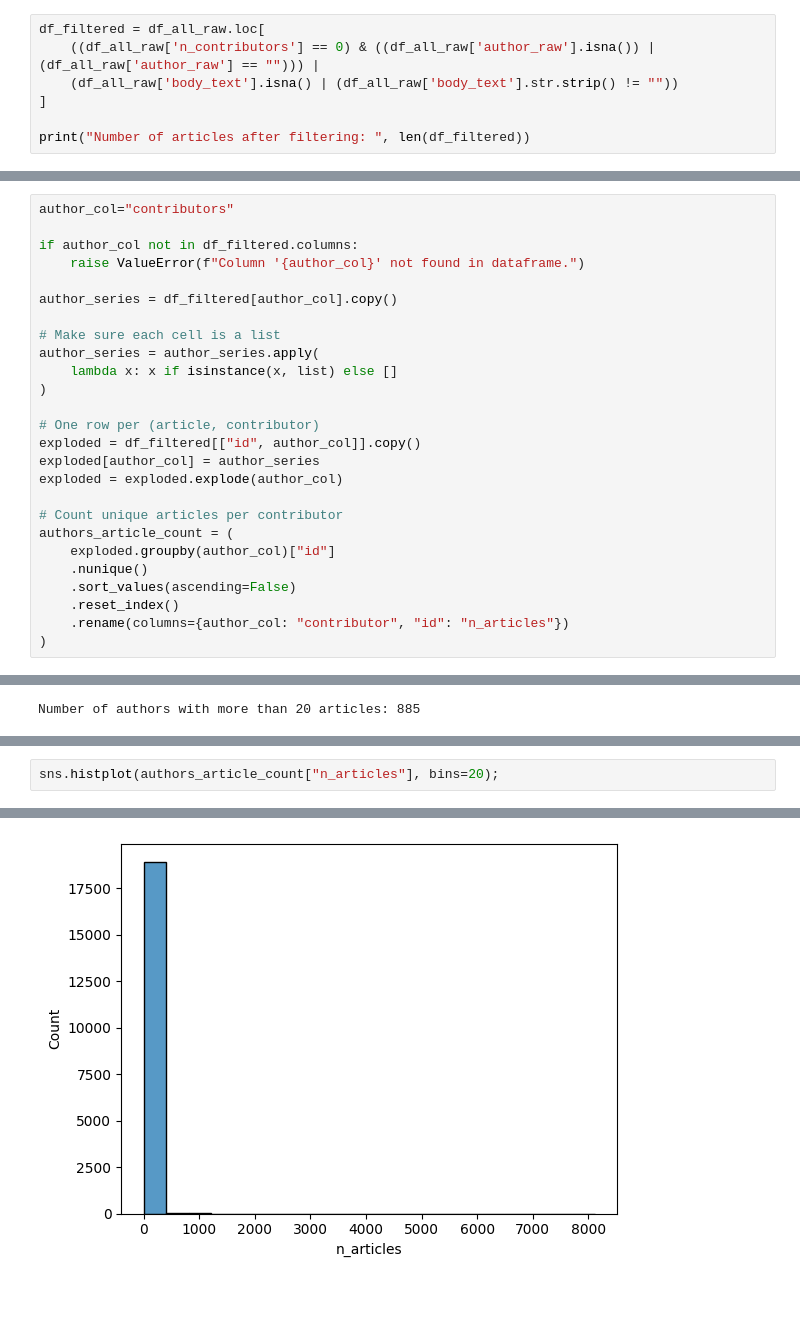
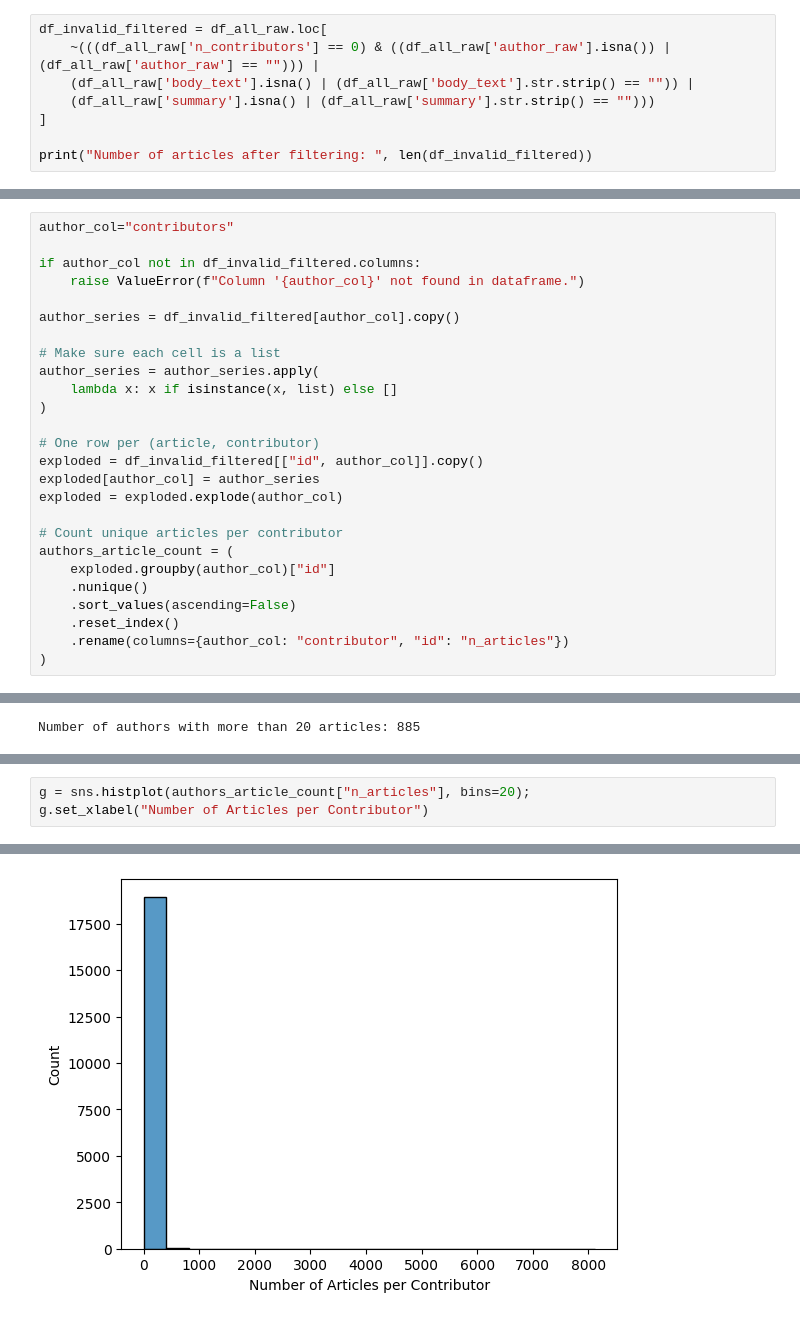
Before and after one commit to ste-z/hearhear, a Jupyter notebook: backend/guardian_data_exploration.ipynb, the cells around one changed output, grey strips where cells are left out. Drawn from its saved outputs; the diff is of its cells as text.

```diff
--- a/backend/guardian_data_exploration.ipynb
+++ b/backend/guardian_data_exploration.ipynb
@@ -59,10 +59,11 @@ Number of articles with missing summary: 55
 | 60 | commentisfree/2006/mar/14/updatet... | Update to Israeli aggression, Bri... |  | 2006-03-14 11:55:08+00:00 | https://www.theguardian.com/comme... | George Galloway | [George Galloway] | 1 | [Jack Straw, World news, Middle E... | ... |
 | 64 | commentisfree/2006/mar/14/deadlybugs | Deadly bugs |  | 2006-03-14 13:15:59+00:00 | https://www.theguardian.com/comme... | Glenn Reynolds | [Glenn Reynolds] | 1 | [] | ... |
 # %%
-df_filtered = df_all_raw.loc[
-    ((df_all_raw['n_contributors'] == 0) & ((df_all_raw['author_raw'].isna()) | (df_all_raw['author_raw'] == ""))) |
-    (df_all_raw['body_text'].isna() | (df_all_raw['body_text'].str.strip() != ""))
+df_invalid_filtered = df_all_raw.loc[
+    ~(((df_all_raw['n_contributors'] == 0) & ((df_all_raw['author_raw'].isna()) | (df_all_raw['author_raw'] == ""))) |
+    (df_all_raw['body_text'].isna() | (df_all_raw['body_text'].str.strip() == "")) |
+    (df_all_raw['summary'].isna() | (df_all_raw['summary'].str.strip() == "")))
 ]
 
-print("Number of articles after filtering: ", len(df_filtered))
+print("Number of articles after filtering: ", len(df_invalid_filtered))
 # %% [output]
@@ -70,10 +71,10 @@ Number of articles after filtering:  154719
 # %%
 author_col="contributors"
 
-if author_col not in df_filtered.columns:
+if author_col not in df_invalid_filtered.columns:
     raise ValueError(f"Column '{author_col}' not found in dataframe.")
 
-author_series = df_filtered[author_col].copy()
+author_series = df_invalid_filtered[author_col].copy()
 
 # Make sure each cell is a list
 author_series = author_series.apply(
@@ -81,7 +82,7 @@ author_series = author_series.apply(
 )
 
 # One row per (article, contributor)
-exploded = df_filtered[["id", author_col]].copy()
+exploded = df_invalid_filtered[["id", author_col]].copy()
 exploded[author_col] = author_series
 exploded = exploded.explode(author_col)
 
@@ -126,3 +143,4 @@ Number of authors with more than 20 articles: 885
 # %%
-sns.histplot(authors_article_count["n_articles"], bins=20);
+g = sns.histplot(authors_article_count["n_articles"], bins=20);
+g.set_xlabel("Number of Articles per Contributor")
 # %% [output]
@@ -129,2 +148,2 @@ sns.histplot(authors_article_count["n_articles"], bins=20);
-[figure, old version]
+[figure, new version]
 # %%
```
Also changed, not shown: parts of 38 cells of this notebook, 3 other files.
